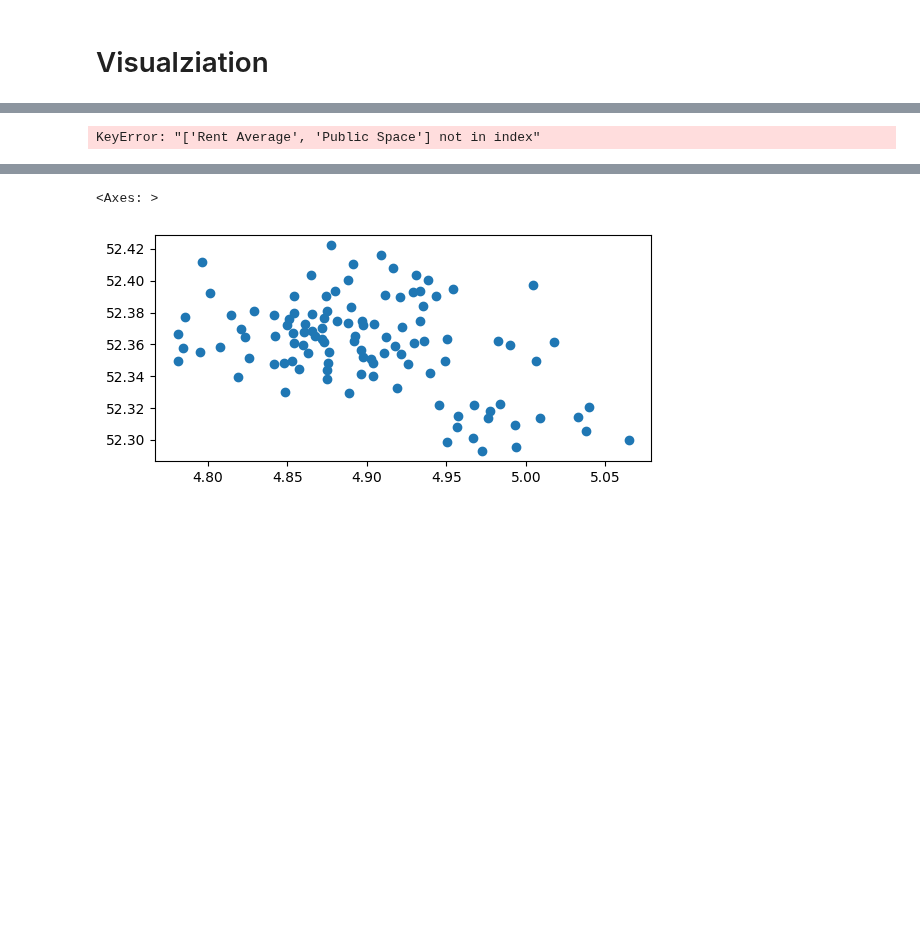
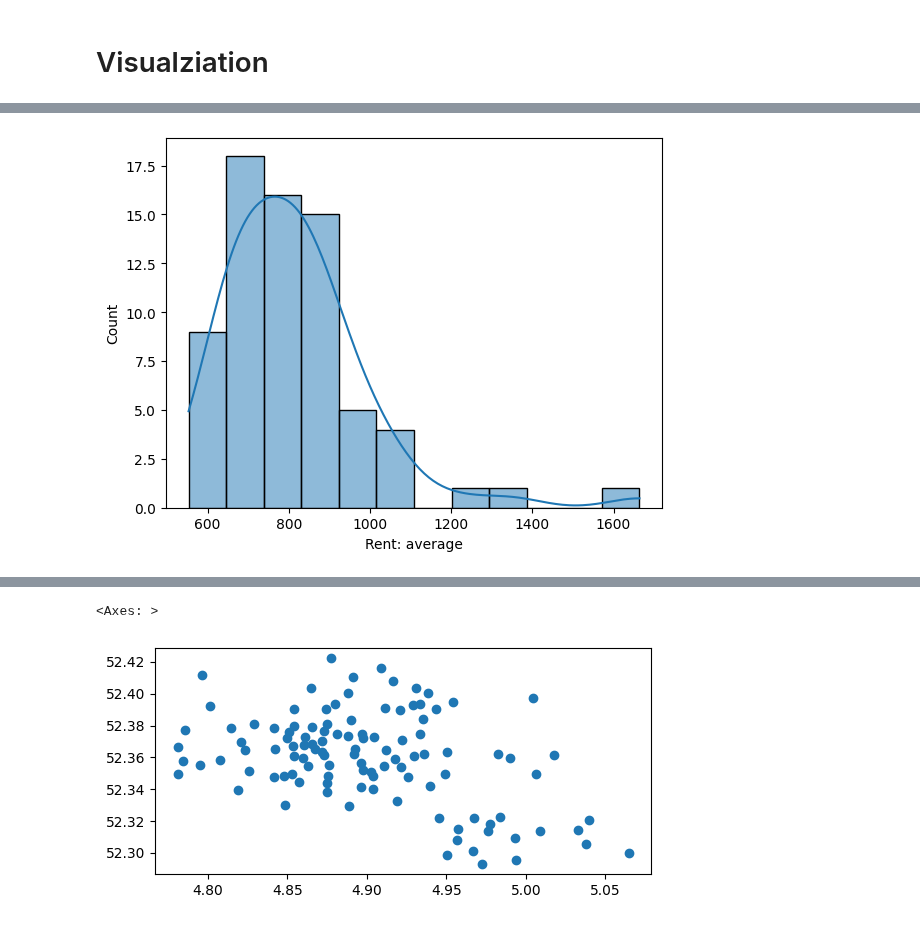
Before and after one commit to MJMRData1Assignment1/Assignment-1, a Jupyter notebook: Hackathon/step3.ipynb, the cells around one changed output, grey strips where cells are left out. Drawn from its saved outputs; the diff is of its cells as text; code cells hidden in the pictures; blank space fills up the shorter version.

```diff
--- a/Hackathon/step3.ipynb
+++ b/Hackathon/step3.ipynb
@@ -32,6 +32,6 @@ dataset.head()
 # %%
-#choosing the columns we wan tto include in histogram
+# choosing the columns we want to include in histogram
 
-numeric_data = dataset[['Rent: average', 'Public Space', 'Parking spots total', 'Mean disposable household income', 'Most vulnerable (%)', 'Safety index: High Impact Crime']]
+columns_data = dataset[['Rent: average', 'Average house-value for tax purposes',
+                         'Area public green (ha)', 'Parking spots total', 'Mean disposable household income'
+                           ,'Safety index: High Impact Crime', 'Most vulnerable (%)']]
-# %% [output]
-KeyError: "['Rent Average', 'Public Space'] not in index"
@@ -46,0 +38,5 @@ b = sns.kdeplot(numeric_data, fill=True)
+# %%
+# it is a right_skewed histogram most of houses was rented for 800 Euros per month
+a = sns.histplot(columns_data['Rent: average'], kde=True)
+# %% [output]
+[figure, added]
```
Also changed, not shown: parts of 11 cells of this notebook.
